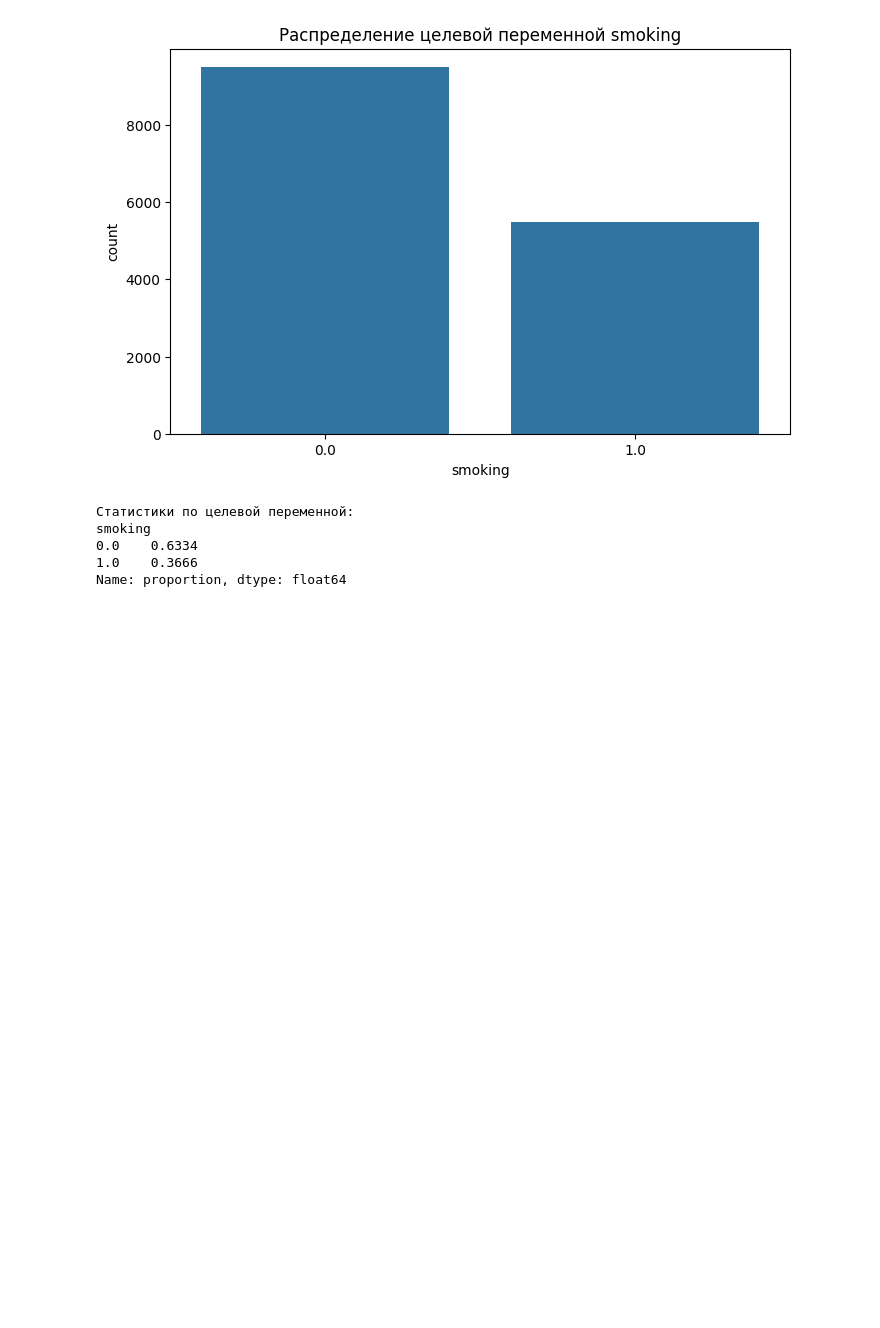
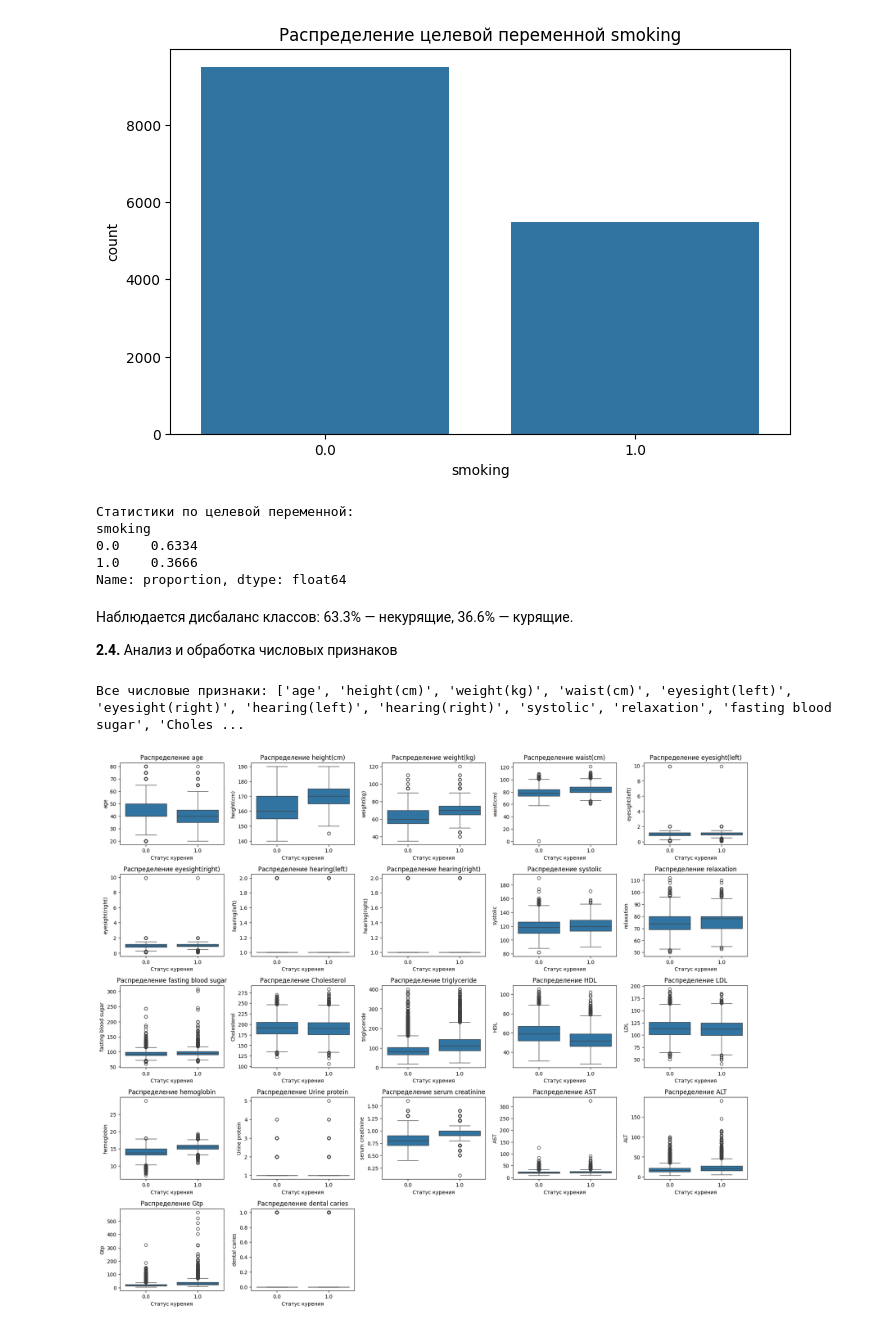
Before and after one commit to Idashxdx/ML, a Jupyter notebook: lab2/ml_lab2.ipynb, the cells around one changed output. Saved outputs shown, nothing was run; the diff lists cells and outputs as text; code cells hidden in the pictures; blank space fills up the shorter version.

```diff
--- a/lab2/ml_lab2.ipynb
+++ b/lab2/ml_lab2.ipynb
@@ -114,3 +114,25 @@ smoking
 0.0    0.6334
 1.0    0.3666
 Name: proportion, dtype: float64
+# %% [markdown]
+Наблюдается дисбаланс классов: 63.3% — некурящие, 36.6% — курящие.
+
+**2.4.** Анализ и обработка числовых признаков
+# %%
+numeric_columns = train.select_dtypes(include=['float64']).columns.tolist()
+numeric_columns = [col for col in numeric_columns if col not in ['id', 'smoking']]
+print("Все числовые признаки:", numeric_columns)
+# %% [output]
+Все числовые признаки: ['age', 'height(cm)', 'weight(kg)', 'waist(cm)', 'eyesight(left)', 'eyesight(right)', 'hearing(left)', 'hearing(right)', 'systolic', 'relaxation', 'fasting blood sugar', 'Choles ...
+# %%
+plt.figure(figsize=(18, 18))
+for i, col in enumerate(numeric_columns, 1):
+    plt.subplot(6, 5, i)
+    sns.boxplot(x='smoking', y=col, data=train)
+    plt.title(f'Распределение {col}')
+    plt.xlabel('Статус курения')
+    plt.ylabel(col)
+plt.tight_layout()
+plt.show()
+# %% [output]
+[figure, added]
```
Also changed, not shown: parts of 12 cells of this notebook.
